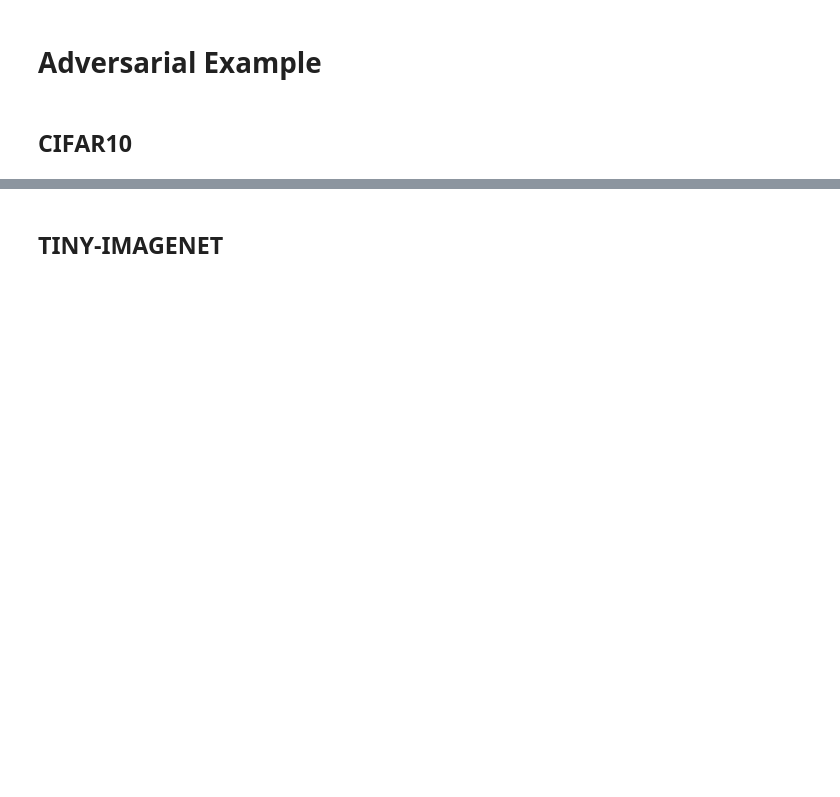
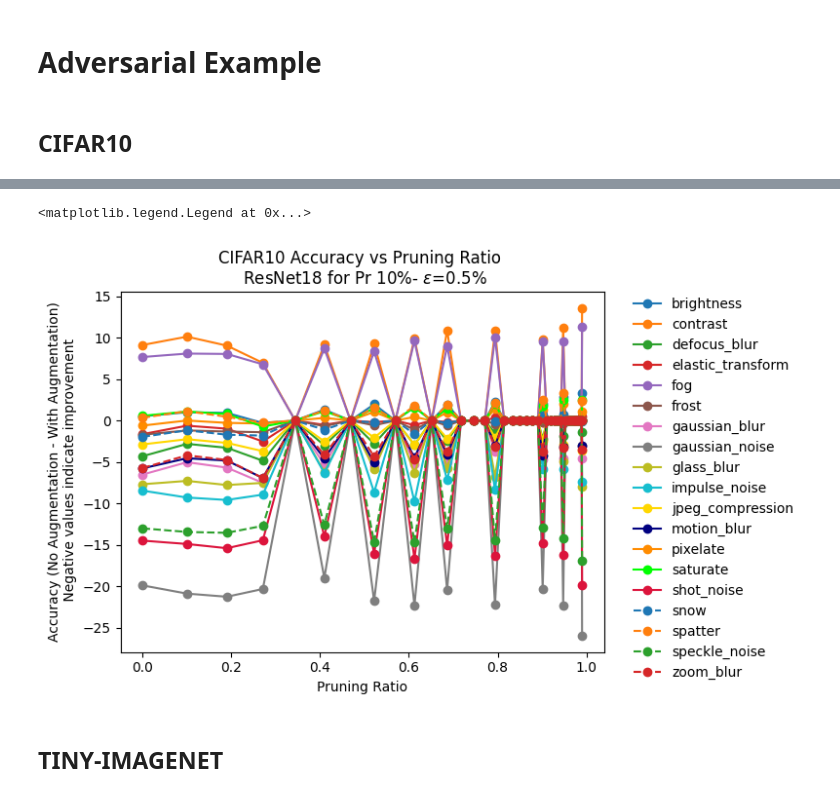
Before and after one commit to vaduraes/PruningModels, a Jupyter notebook: PlotGraphs.ipynb, the cells around one changed output, grey strips where cells are left out. Cells and saved outputs as stored; diff of their text form; code cells hidden in the pictures; blank space fills up the shorter version.

```diff
--- a/PlotGraphs.ipynb
+++ b/PlotGraphs.ipynb
@@ -325,2 +362,40 @@ plt.legend(bbox_to_anchor=(1.05, 1), loc='upper left', borderaxespad=0., frameon
+# %%
+FileName="PruningIterations_ResNet18_CIFAR_01PR_10Epochs_L2_0005.npz"
+FilePath="Networks/Progress/"
+
+NpzPath=FilePath+FileName
+NpzData=np.load(NpzPath,allow_pickle=True)
+PruneRatio=1-NpzData["RemainingWeights_List"]
+TestAcc=NpzData["TestAcc"]
+Acc_Corruptions=NpzData["Acc_Corruptions"].item()
+CorruptionTypes=list(Acc_Corruptions.keys())
+
+FileName1="PruningIterations_ResNet18_CIFAR10_V0_Adversarial_ep_05p_01PR_10Epochs_L2_0005.npz"
+FilePath="Networks/Progress/"
+
+NpzPath1=FilePath+FileName1
+NpzData1=np.load(NpzPath1,allow_pickle=True)
+PruneRatio1=1-NpzData1["RemainingWeights_List"]
+TestAcc1=NpzData1["TestAcc"]
+Acc_Corruptions1=NpzData1["Acc_Corruptions"].item()
+CorruptionTypes=list(Acc_Corruptions.keys())
+
+for i in range(len(CorruptionTypes)):
+
+    Acc=np.array(Acc_Corruptions[CorruptionTypes[i]])-np.array(Acc_Corruptions1[CorruptionTypes[i]])
+    plt.plot(PruneRatio[Acc!=-1], Acc[Acc!=-1], label=CorruptionTypes[i],marker ='o',c=ListColors[i][0],linestyle=ListColors[i][1])
+
+
+
+plt.title("CIFAR10 Accuracy vs Pruning Ratio \n ResNet18 for Pr 10%- $\epsilon$=0.5%")
+plt.xlabel("Pruning Ratio")
+plt.ylabel("Accuracy (No Augmentation - With Augmentation)\n Negative values indicate improvement")
+plt.legend(bbox_to_anchor=(1.05, 1), loc='upper left', borderaxespad=0., frameon=False)
+
+# plt.xlim(0,1)
+#plt.ylim(40,90)
+# %% [output]
+<matplotlib.legend.Legend at 0x...>
+[figure, added]
 # %% [markdown]
 ## TINY-IMAGENET
```
Also changed, not shown: parts of 4 cells of this notebook, 6 other files.
